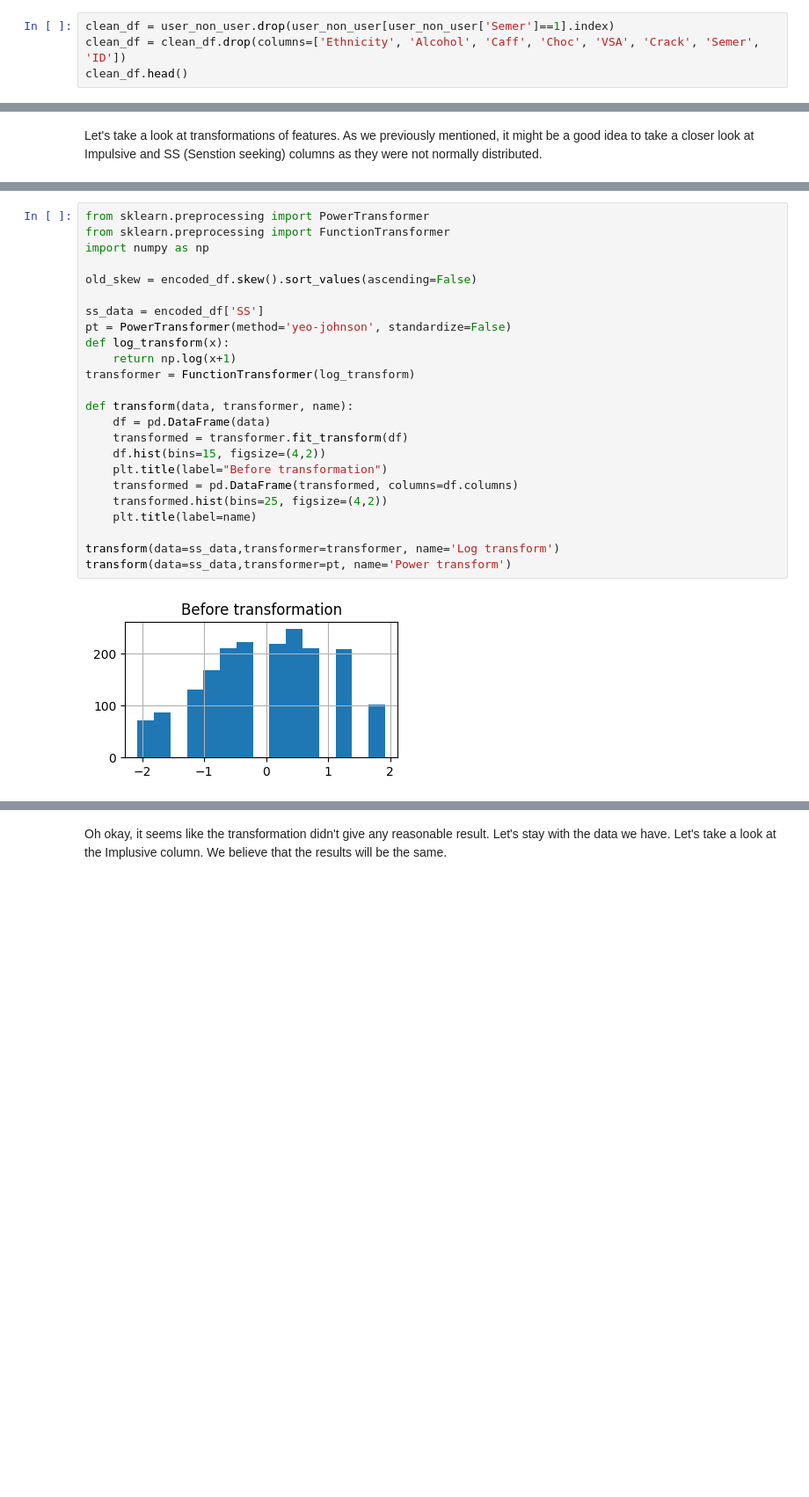
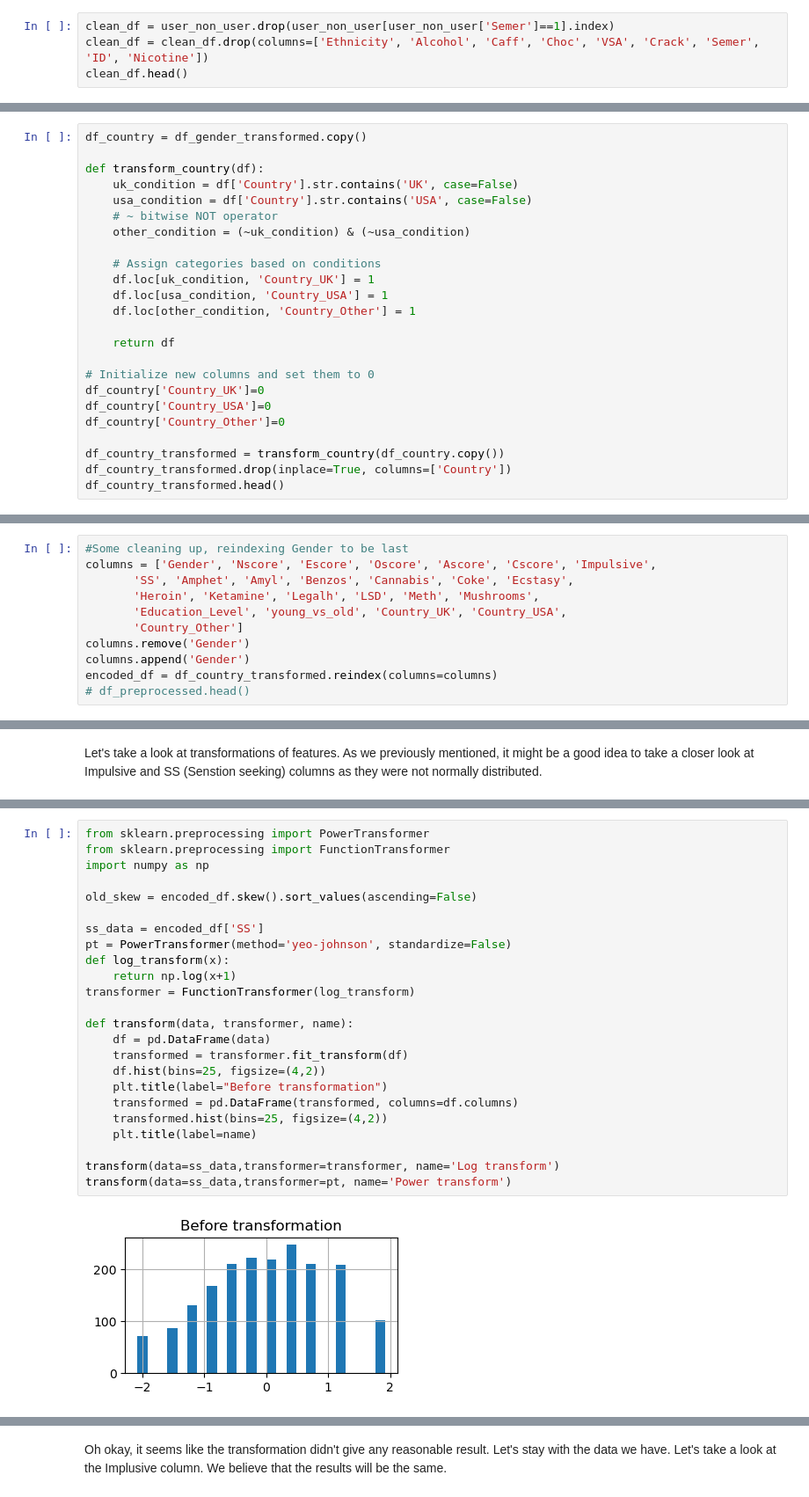
Before and after one commit to maksio420/ML, a Jupyter notebook: 7-final-drugs-anal/FINAL Group Project.ipynb, the cells around one changed output, grey strips where cells are left out. Shown at 88% size. Cells and saved outputs as stored; diff of their text form; blank space fills up the shorter version.

```diff
--- a/7-final-drugs-anal/FINAL Group Project.ipynb
+++ b/7-final-drugs-anal/FINAL Group Project.ipynb
@@ -1138,6 +1140,6 @@ We will also remove ID as this not needed for the model.
 # %%
 clean_df = user_non_user.drop(user_non_user[user_non_user['Semer']==1].index)
-clean_df = clean_df.drop(columns=['Ethnicity', 'Alcohol', 'Caff', 'Choc', 'VSA', 'Crack', 'Semer', 'ID'])
+clean_df = clean_df.drop(columns=['Ethnicity', 'Alcohol', 'Caff', 'Choc', 'VSA', 'Crack', 'Semer', 'ID', 'Nicotine'])
 clean_df.head()
 # %% [output]
 |  | Age | Gender | Education | Country | Nscore | Escore | Oscore | Ascore | Cscore | Impulsive | SS | ... |
@@ -1227,0 +1256,24 @@ There are 51 features because of that so that is something to be concerned with
+# %%
+df_country = df_gender_transformed.copy()
+
+def transform_country(df):
+    uk_condition = df['Country'].str.contains('UK', case=False)
+    usa_condition = df['Country'].str.contains('USA', case=False)
+    # ~ bitwise NOT operator
+    other_condition = (~uk_condition) & (~usa_condition)
+
+    # Assign categories based on conditions
+    df.loc[uk_condition, 'Country_UK'] = 1
+    df.loc[usa_condition, 'Country_USA'] = 1
+    df.loc[other_condition, 'Country_Other'] = 1
+
+    return df
+
+# Initialize new columns and set them to 0
+df_country['Country_UK']=0
+df_country['Country_USA']=0
+df_country['Country_Other']=0
+
+df_country_transformed = transform_country(df_country.copy())
+df_country_transformed.drop(inplace=True, columns=['Country'])
+df_country_transformed.head()
@@ -1228,3 +1287,14 @@ There are 51 features because of that so that is something to be concerned with
+# %%
+#Some cleaning up, reindexing Gender to be last
+columns = ['Gender', 'Nscore', 'Escore', 'Oscore', 'Ascore', 'Cscore', 'Impulsive',
+       'SS', 'Amphet', 'Amyl', 'Benzos', 'Cannabis', 'Coke', 'Ecstasy',
+       'Heroin', 'Ketamine', 'Legalh', 'LSD', 'Meth', 'Mushrooms',
+       'Education_Level', 'young_vs_old', 'Country_UK', 'Country_USA',
+       'Country_Other']
+columns.remove('Gender')
+columns.append('Gender')
+encoded_df = df_country_transformed.reindex(columns=columns)
+# df_preprocessed.head()
 # %% [markdown]
 We will not discretize continous features as we believe that in this case it makes sense to keep the behaviour metrics as they are as they describe people. We believe that there is a lot of different personalities and their corresponding traits so we will keep it as it is to cover variations in our dataset.
 # %% [markdown]
@@ -1234,26 +1302,26 @@ Log transformation, scaling, Correlation matrix, PCA, and their contributions to
 # %%
 from sklearn.preprocessing import PowerTransformer
 from sklearn.preprocessing import FunctionTransformer
 import numpy as np
 
 old_skew = encoded_df.skew().sort_values(ascending=False)
 
 ss_data = encoded_df['SS']
 pt = PowerTransformer(method='yeo-johnson', standardize=False)
 def log_transform(x):
     return np.log(x+1)
 transformer = FunctionTransformer(log_transform)
 
 def transform(data, transformer, name):
     df = pd.DataFrame(data)
     transformed = transformer.fit_transform(df)
-    df.hist(bins=15, figsize=(4,2))
+    df.hist(bins=25, figsize=(4,2))
     plt.title(label="Before transformation")
     transformed = pd.DataFrame(transformed, columns=df.columns)
     transformed.hist(bins=25, figsize=(4,2))
     plt.title(label=name)
 
 transform(data=ss_data,transformer=transformer, name='Log transform')
 transform(data=ss_data,transformer=pt, name='Power transform')
 # %% [output]
-[figure, old version]
+[figure, new version]
```
Also changed, not shown: parts of 79 cells of this notebook.
